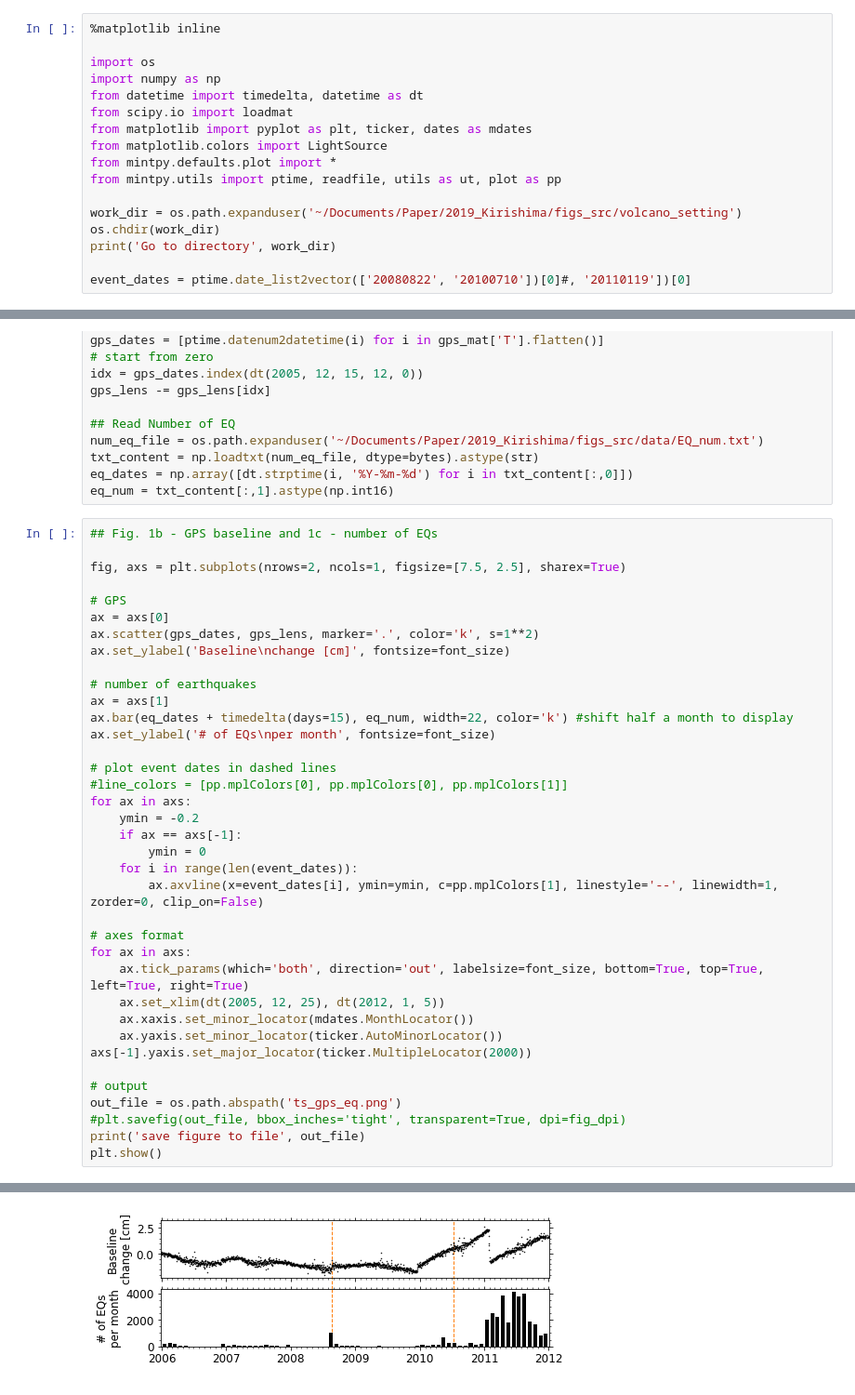
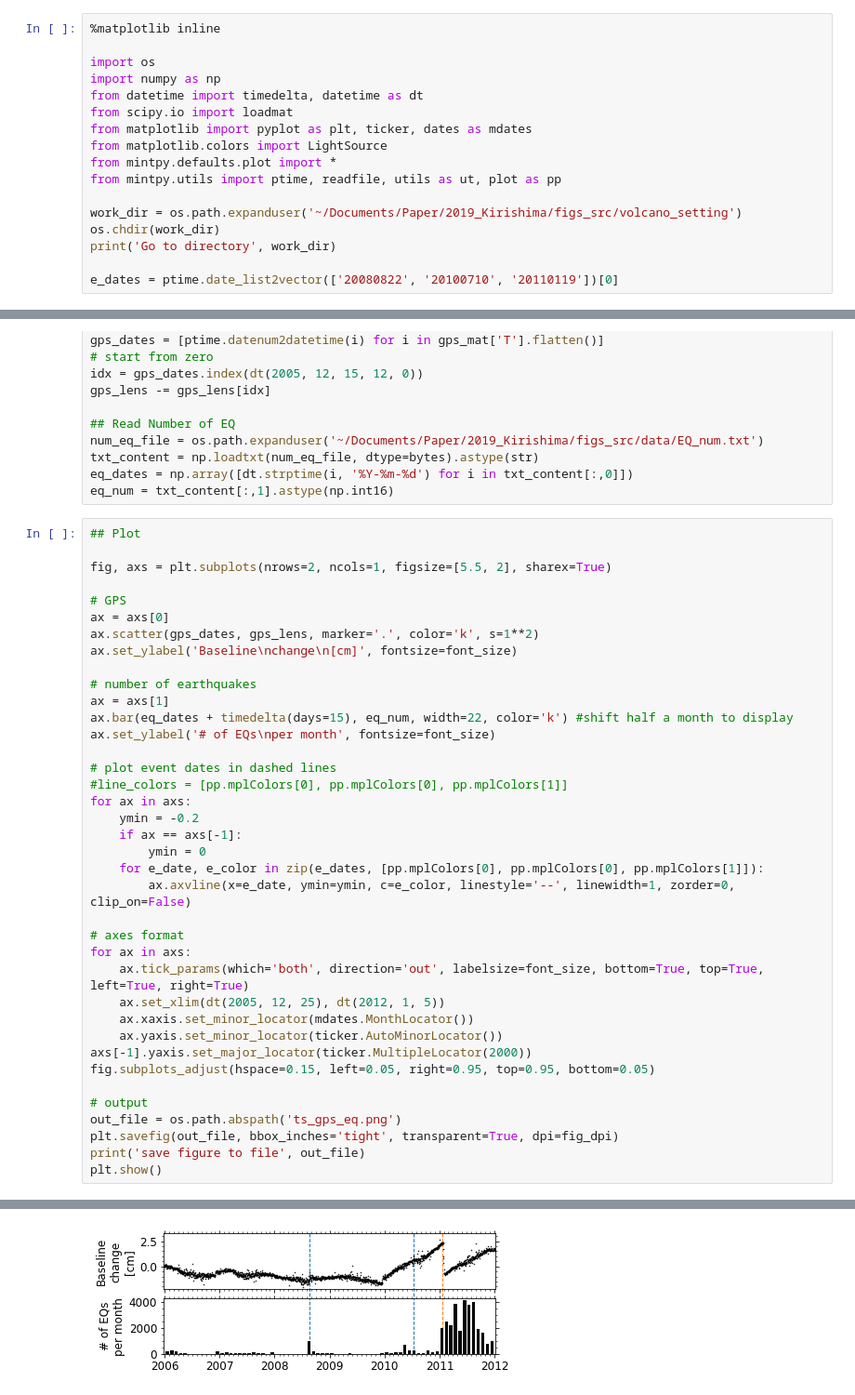
Before and after one commit to geodesymiami/2021-Kirishima, a Jupyter notebook: Fig_1_volcano_setting.ipynb, the cells around one changed output, grey strips where cells are left out. Shown: that part at 93% size. Cells and saved outputs as stored; diff of their text form.

```diff
--- a/Fig_1_volcano_setting.ipynb
+++ b/Fig_1_volcano_setting.ipynb
@@ -16,6 +16,6 @@ work_dir = os.path.expanduser('~/Documents/Paper/2019_Kirishima/figs_src/volcano
 os.chdir(work_dir)
 print('Go to directory', work_dir)
 
-event_dates = ptime.date_list2vector(['20080822', '20100710'])[0]#, '20110119'])[0]
+e_dates = ptime.date_list2vector(['20080822', '20100710', '20110119'])[0]
 # %% [output]
 Go to directory /Users/yunjunz/Documents/Paper/2019_Kirishima/figs_src/volcano_setting
@@ -40,42 +43,43 @@ txt_content = np.loadtxt(num_eq_file, dtype=bytes).astype(str)
 eq_dates = np.array([dt.strptime(i, '%Y-%m-%d') for i in txt_content[:,0]])
 eq_num = txt_content[:,1].astype(np.int16)
 # %%
-## Fig. 1b - GPS baseline and 1c - number of EQs
+## Plot
 
-fig, axs = plt.subplots(nrows=2, ncols=1, figsize=[7.5, 2.5], sharex=True)
+fig, axs = plt.subplots(nrows=2, ncols=1, figsize=[5.5, 2], sharex=True)
 
 # GPS
 ax = axs[0]
 ax.scatter(gps_dates, gps_lens, marker='.', color='k', s=1**2)
-ax.set_ylabel('Baseline\nchange [cm]', fontsize=font_size)
+ax.set_ylabel('Baseline\nchange\n[cm]', fontsize=font_size)
 
 # number of earthquakes
 ax = axs[1]
 ax.bar(eq_dates + timedelta(days=15), eq_num, width=22, color='k') #shift half a month to display
 ax.set_ylabel('# of EQs\nper month', fontsize=font_size)
 
 # plot event dates in dashed lines
 #line_colors = [pp.mplColors[0], pp.mplColors[0], pp.mplColors[1]]
 for ax in axs:
     ymin = -0.2
     if ax == axs[-1]:
         ymin = 0
-    for i in range(len(event_dates)):
-        ax.axvline(x=event_dates[i], ymin=ymin, c=pp.mplColors[1], linestyle='--', linewidth=1, zorder=0, clip_on=False)
+    for e_date, e_color in zip(e_dates, [pp.mplColors[0], pp.mplColors[0], pp.mplColors[1]]):
+        ax.axvline(x=e_date, ymin=ymin, c=e_color, linestyle='--', linewidth=1, zorder=0, clip_on=False)
 
 # axes format
 for ax in axs:
     ax.tick_params(which='both', direction='out', labelsize=font_size, bottom=True, top=True, left=True, right=True)
     ax.set_xlim(dt(2005, 12, 25), dt(2012, 1, 5))
     ax.xaxis.set_minor_locator(mdates.MonthLocator())
     ax.yaxis.set_minor_locator(ticker.AutoMinorLocator())
 axs[-1].yaxis.set_major_locator(ticker.MultipleLocator(2000))
+fig.subplots_adjust(hspace=0.15, left=0.05, right=0.95, top=0.95, bottom=0.05)
 
 # output
 out_file = os.path.abspath('ts_gps_eq.png')
-#plt.savefig(out_file, bbox_inches='tight', transparent=True, dpi=fig_dpi)
+plt.savefig(out_file, bbox_inches='tight', transparent=True, dpi=fig_dpi)
 print('save figure to file', out_file)
 plt.show()
 # %% [output]
 save figure to file /Users/yunjunz/Documents/Paper/2019_Kirishima/figs_src/volcano_setting/ts_gps_eq.png
-[figure, old version]
+[figure, new version]
```
Also changed, not shown: parts of 3 cells of this notebook, 4 other files.
